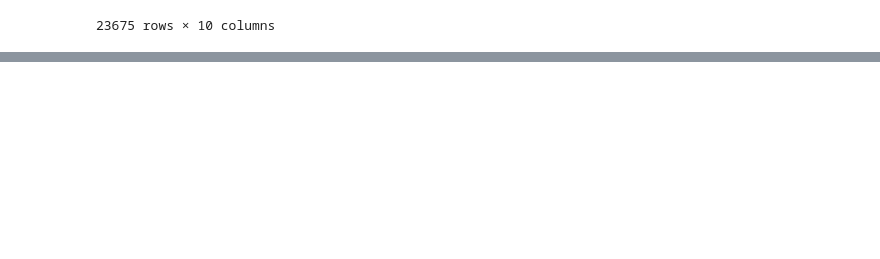
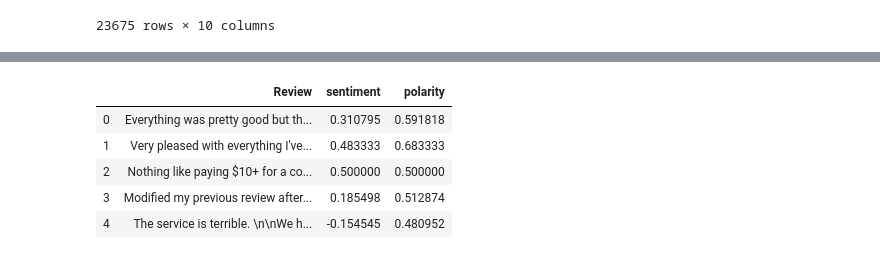
Before and after one commit to rnair7163/Restaurant-Recommendation-System-using-Yelp-Dataset, a Jupyter notebook: EDA/EDA-Business.ipynb, the cells around one changed output, grey strips where cells are left out. Drawn from its saved outputs; the diff is of its cells as text; code cells hidden in the pictures; blank space fills up the shorter version.

```diff
--- a/EDA/EDA-Business.ipynb
+++ b/EDA/EDA-Business.ipynb
@@ -354,0 +379,2 @@ Black_dog
+# %%
+reviews_IL = reviews[reviews.business_id.isin(list(business_in_IL.business_id))]
@@ -354,0 +428,6 @@ Black_dog
+# %%
+from textblob import TextBlob
+
+bloblist_desc = list()
+
+df_review_str=reviews_IL['text'].astype(str)
@@ -354,0 +439,9 @@ Black_dog
+# %%
+df_polarity_desc.head()
+# %% [output]
+|  | Review | sentiment | polarity |
+| 0 | Everything was pretty good but th... | 0.310795 | 0.591818 |
+| 1 | Very pleased with everything I've... | 0.483333 | 0.683333 |
+| 2 | Nothing like paying $10+ for a co... | 0.500000 | 0.500000 |
+| 3 | Modified my previous review after... | 0.185498 | 0.512874 |
+| 4 | The service is terrible. \n\nWe h... | -0.154545 | 0.480952 |
```
Also changed, not shown: parts of 23 cells of this notebook, 1 other file.
